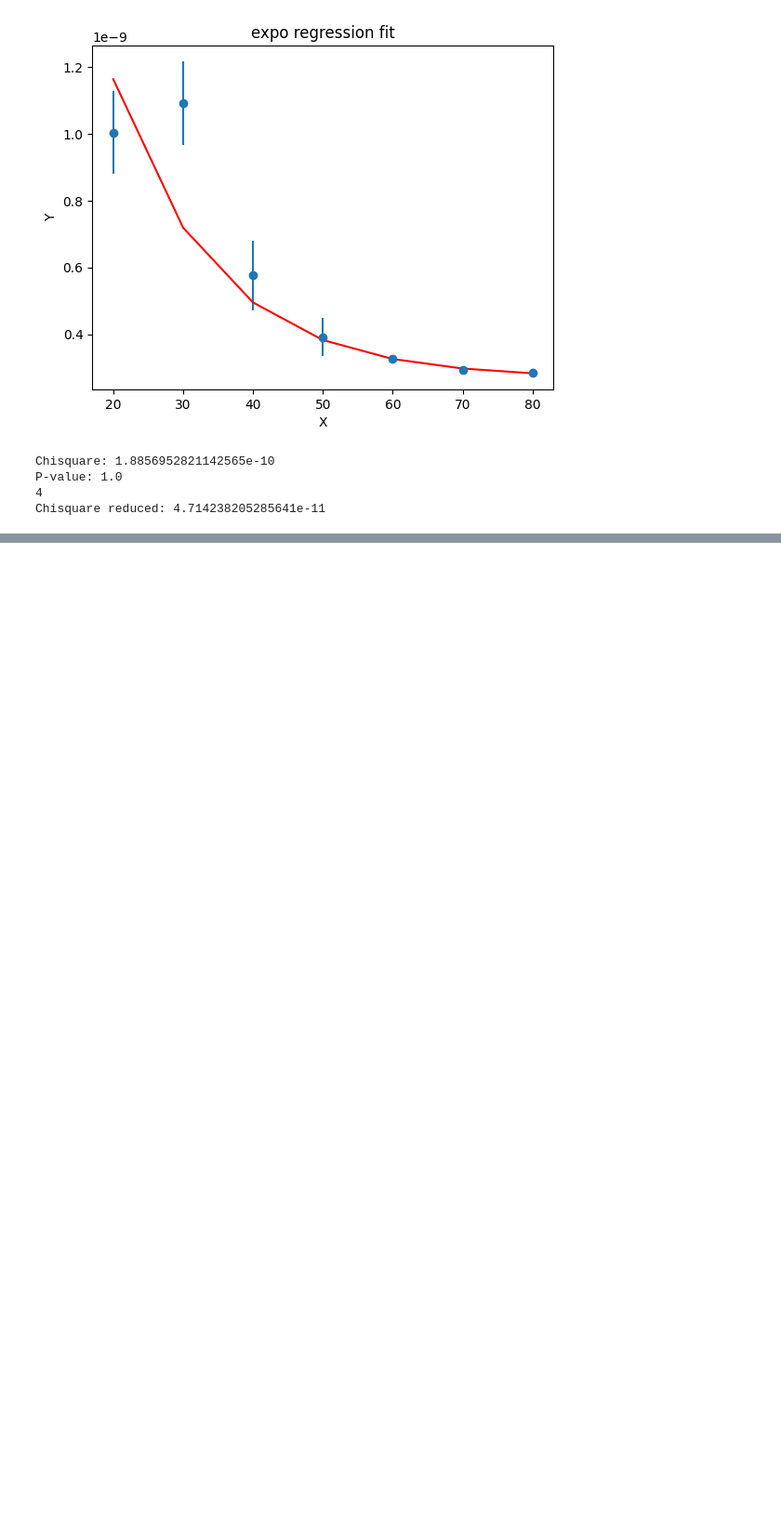
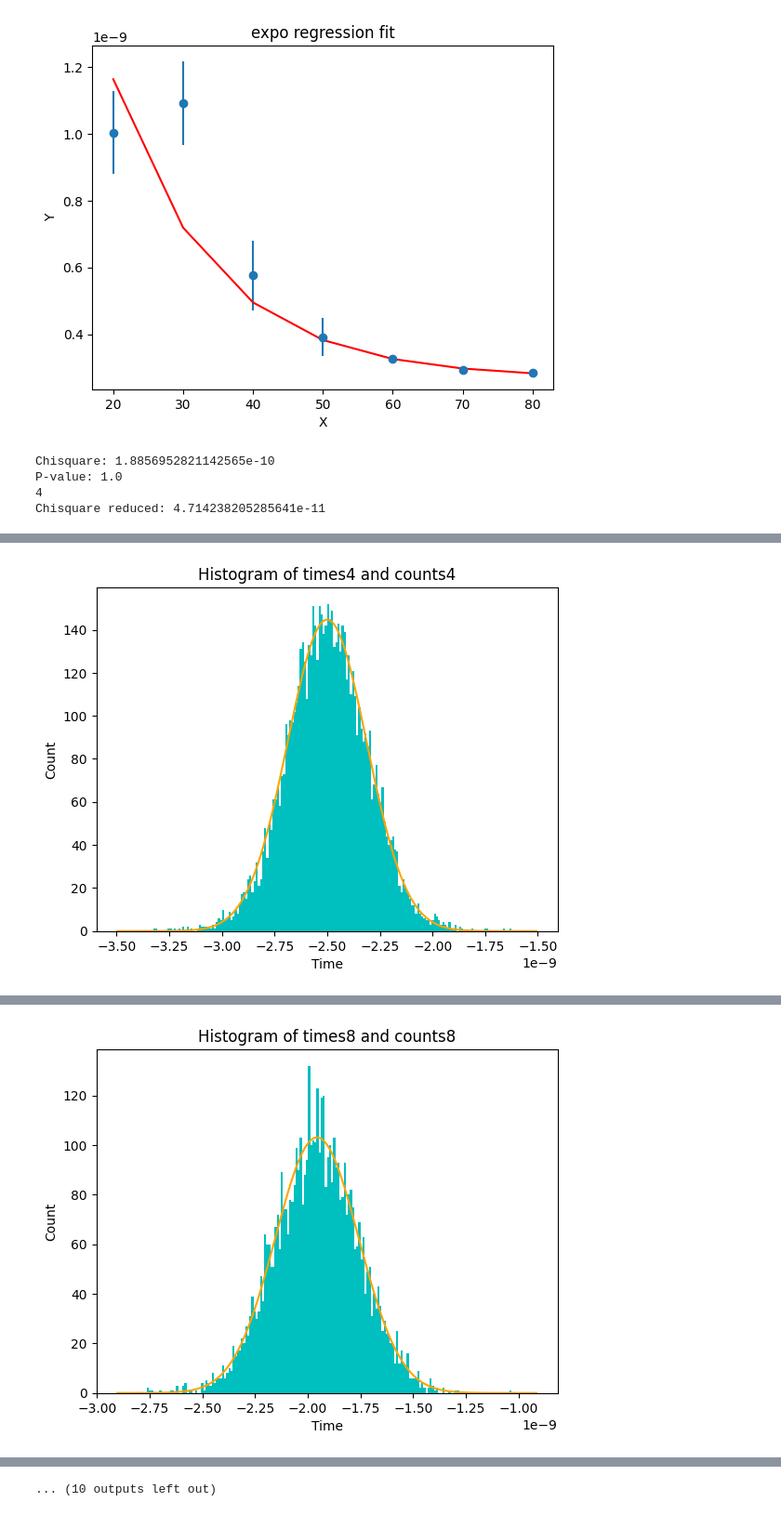
Before and after one commit to francescouni0/FisMedLab, a Jupyter notebook: Plastici/Scintillatori.ipynb, the cells around one changed output, grey strips where cells are left out. Shown at 93% size. Cells and saved outputs as stored; diff of their text form; code cells hidden in the pictures; blank space fills up the shorter version.

```diff
--- a/Plastici/Scintillatori.ipynb
+++ b/Plastici/Scintillatori.ipynb
@@ -611,0 +734,75 @@ Chisquare reduced: 4.714238205285641e-11
+# %%
+# Define gaussian function
+def gaussian(x, a, b, c):
+    return a * np.exp(-((x - b) / c) ** 2)
+
+D=[4,8,12,16,20,22,24,28,32,36,40]
+counts=np.stack([counts_4,counts_8,counts_12,counts_16,counts_20,counts_22,counts_24,counts_28,counts_32,counts_36,counts_40],axis=0)
+times=np.stack([times_4,times_8,times_12,times_16,times_20,times_22,times_24,times_28,times_32,times_36,times_40],axis=0)
+
+print(np.shape(counts))
+#SONO OTTIMIZZABILI
+p0_list=[(100,-2.5e-9,0.3318e-9),(1.07605056e+02, -1.8e-9 , 3.03266025e-10),(9.76907093e+01, -1.4e-9,  2.91871235e-10),(9.76792576e+01, -0.7e-9,  2.88231386e-10),(9.54787027e+01, -0.25e-9 ,2.96036116e-10),(200,0, 2.89832761e-10),(9.54787027e+01,0.25e-9 ,2.96036116e-10),(9.54787027e+01,0.25e-9 ,2.96036116e-10),(9.54787027e+01, 0.3e-9 ,2.96036116e-10),(9.54787027e+01, 0.2e-9 ,2.96036116e-10),(120, 0.25e-9 ,2.96036116e-10)]
+
+s=[]
+ds=[]
+T=[]
+dT=[]
+
+for i in range(11):
+
+
+    sigma1=[np.var(counts[i,:])]*200
+    # Fit gaussian function with curve_fit
+    # Use bounds to fix b to 0 and let a and c vary
+    popt, pcov = curve_fit(gaussian, times[i,:], counts[i,:],p0=p0_list[i],sigma=sigma1,absolute_sigma=False)
+
+    # Print fitted parameters and covariance matrix
+    print("Fitted parameters:", popt)
+    print("Covariance matrix:", pcov)
+    s=np.append(s,popt[2])
+    T=np.append(T,popt[1])
+    ds=np.append(ds,np.sqrt(pcov[2,2]))
+    dT=np.append(dT,np.sqrt(pcov[1,1]))
+    # Plot histogram and fitted function
+    plt.hist(times[i,:], weights=counts[i,:], bins=200,color='c')
+    plt.xlabel("Time")
+    plt.ylabel("Count")
+    plt.title(f"Histogram of times{D[i]} and counts{D[i]}")
+
+    x = np.linspace(min(times[i,:]), max(times[i,:]), 1000)
+    y = gaussian(x, *popt)
+    plt.plot(x, y,'orange', label="Fitted curve")
+    '''
+    x_test = np.linspace(min(times[i,:]), max(times[i,:]), 1000)
+    y_test = gaussian(x,1.75000000e+02,-0,2.15270818e-10 )
+    plt.plot(x_test, y_test, 'y-', label="Fitted curve")
+    plt.legend()
+    plt.show()
+    '''
+
+
+    # Calculate expected frequencies from fitted function
+    expected = gaussian(times[i,:], *popt)
+    # Scale expected frequencies by ratio of sums
+    ratio = sum(counts[i,:]) / sum(expected)
+    expected = expected * ratio
+
+
+    # Calculate chisquare and p-value
+    chisq, p = chisquare(counts[i,:], expected)
+
+
+
+    # Print results
+    print("Chisquare:", chisq)
+    print("P-value:", p)
+
+    # Calculate chisquare reduced
+
+    dof= len(times[i,:]) - 3
+    print(dof)
+    chisq_red = chisq / dof
+    print("Chisquare reduced:", chisq_red)
+    plt.show()
+# %% [output]
@@ -611,0 +818 @@ Chisquare reduced: 4.714238205285641e-11
+[figure, added]
@@ -611,0 +827 @@ Chisquare reduced: 4.714238205285641e-11
+[figure, added]
@@ -611,0 +864 @@ Chisquare reduced: 4.714238205285641e-11
+... (10 outputs left out)
```
Also changed, not shown: parts of 9 cells of this notebook.
